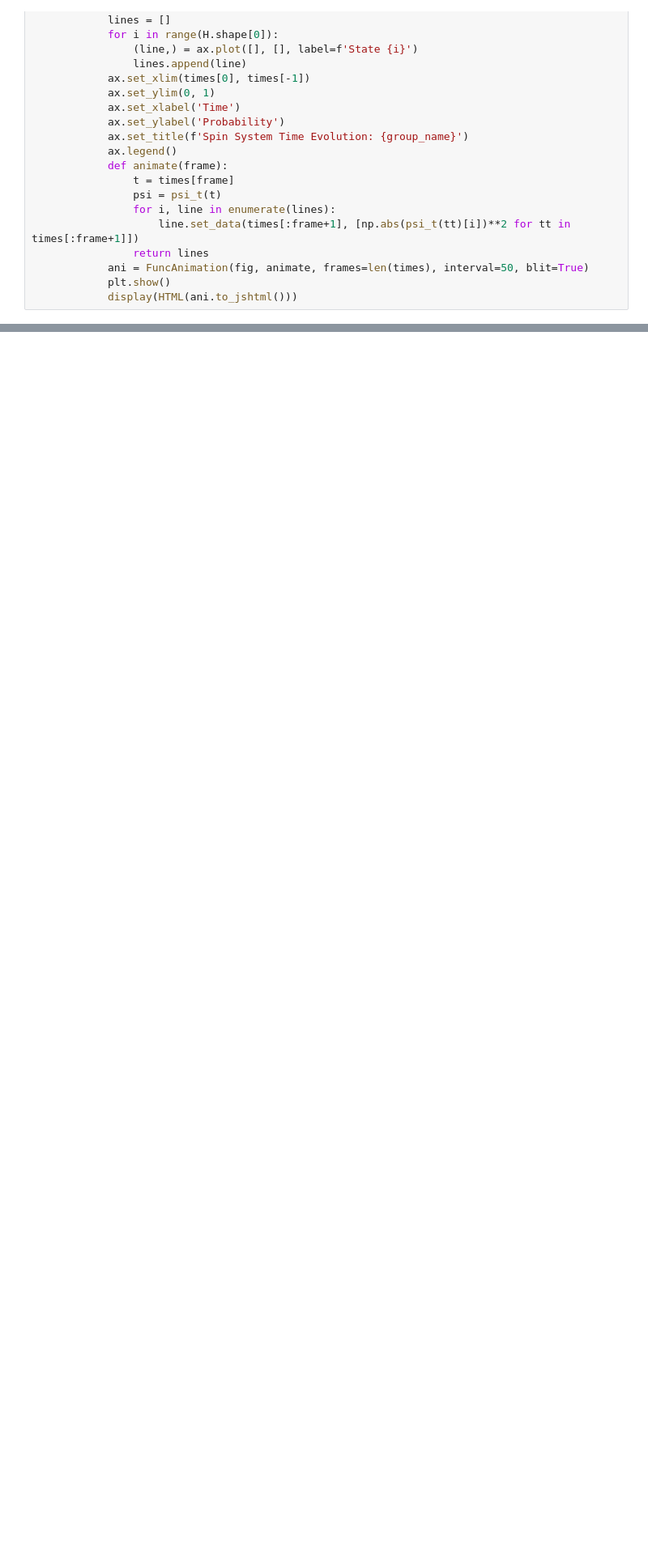
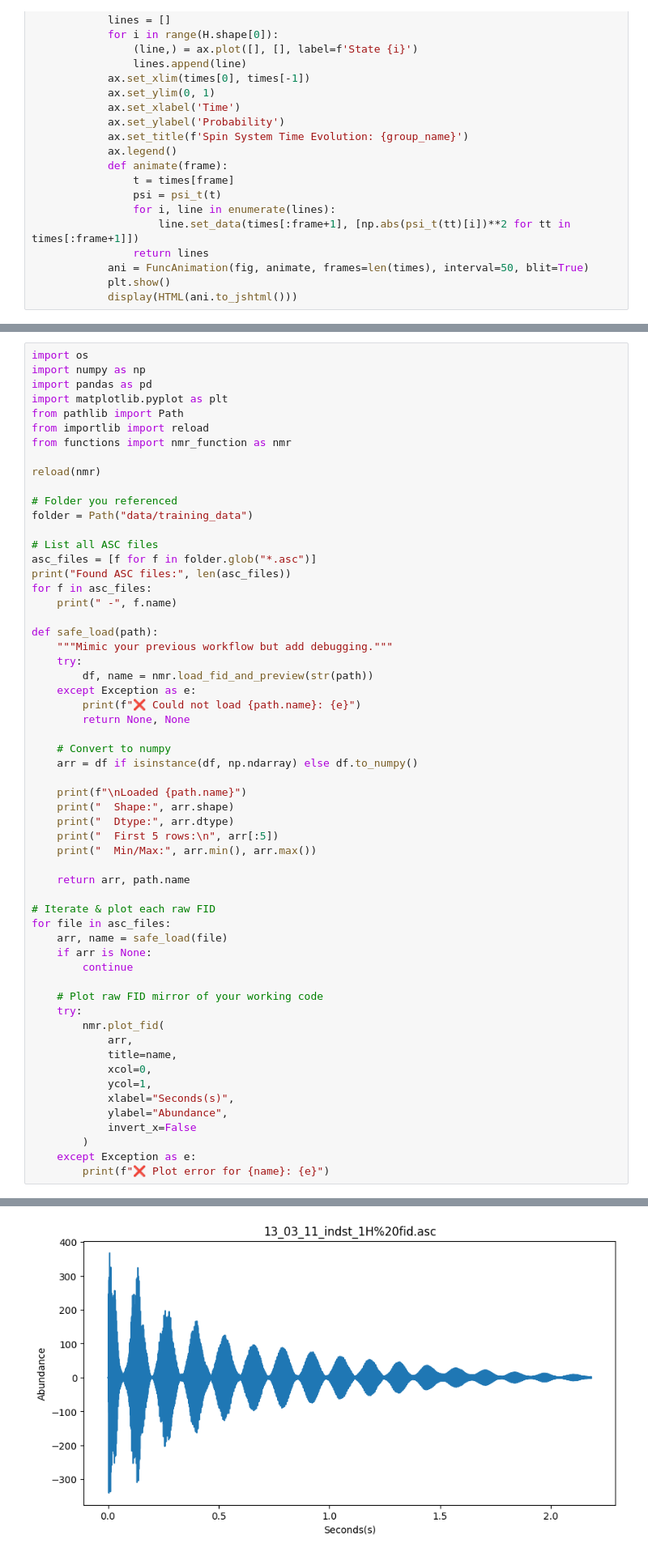
Before and after one commit to Quintinlf/NMR-Project, a Jupyter notebook: project_2_fall_2025.ipynb, the cells around one changed output, grey strips where cells are left out. Shown at 81% size. Cells and saved outputs as stored; diff of their text form; blank space fills up the shorter version.

```diff
--- a/project_2_fall_2025.ipynb
+++ b/project_2_fall_2025.ipynb
@@ -66,0 +383,59 @@ for group_name in unique_groups:
+# %%
+import os
+import numpy as np
+import pandas as pd
+import matplotlib.pyplot as plt
+from pathlib import Path
+from importlib import reload
+from functions import nmr_function as nmr
+
+reload(nmr)
+
+# Folder you referenced
+folder = Path("data/training_data")
+
+# List all ASC files
+asc_files = [f for f in folder.glob("*.asc")]
+print("Found ASC files:", len(asc_files))
+for f in asc_files:
+    print(" -", f.name)
+
+def safe_load(path):
+    """Mimic your previous workflow but add debugging."""
+    try:
+        df, name = nmr.load_fid_and_preview(str(path))
+    except Exception as e:
+        print(f"❌ Could not load {path.name}: {e}")
+        return None, None
+
+    # Convert to numpy
+    arr = df if isinstance(df, np.ndarray) else df.to_numpy()
+
+    print(f"\nLoaded {path.name}")
+    print("  Shape:", arr.shape)
+    print("  Dtype:", arr.dtype)
+    print("  First 5 rows:\n", arr[:5])
+    print("  Min/Max:", arr.min(), arr.max())
+
+    return arr, path.name
+
+# Iterate & plot each raw FID
+for file in asc_files:
+    arr, name = safe_load(file)
+    if arr is None:
+        continue
+
+    # Plot raw FID mirror of your working code
+    try:
+        nmr.plot_fid(
+            arr,
+            title=name,
+            xcol=0,
+            ycol=1,
+            xlabel="Seconds(s)",
+            ylabel="Abundance",
+            invert_x=False
+        )
+    except Exception as e:
+        print(f"❌ Plot error for {name}: {e}")
+# %% [output]
@@ -66,0 +459 @@ for group_name in unique_groups:
+[figure, added]
```
Also changed, not shown: parts of 4 cells of this notebook, 39 other files.
